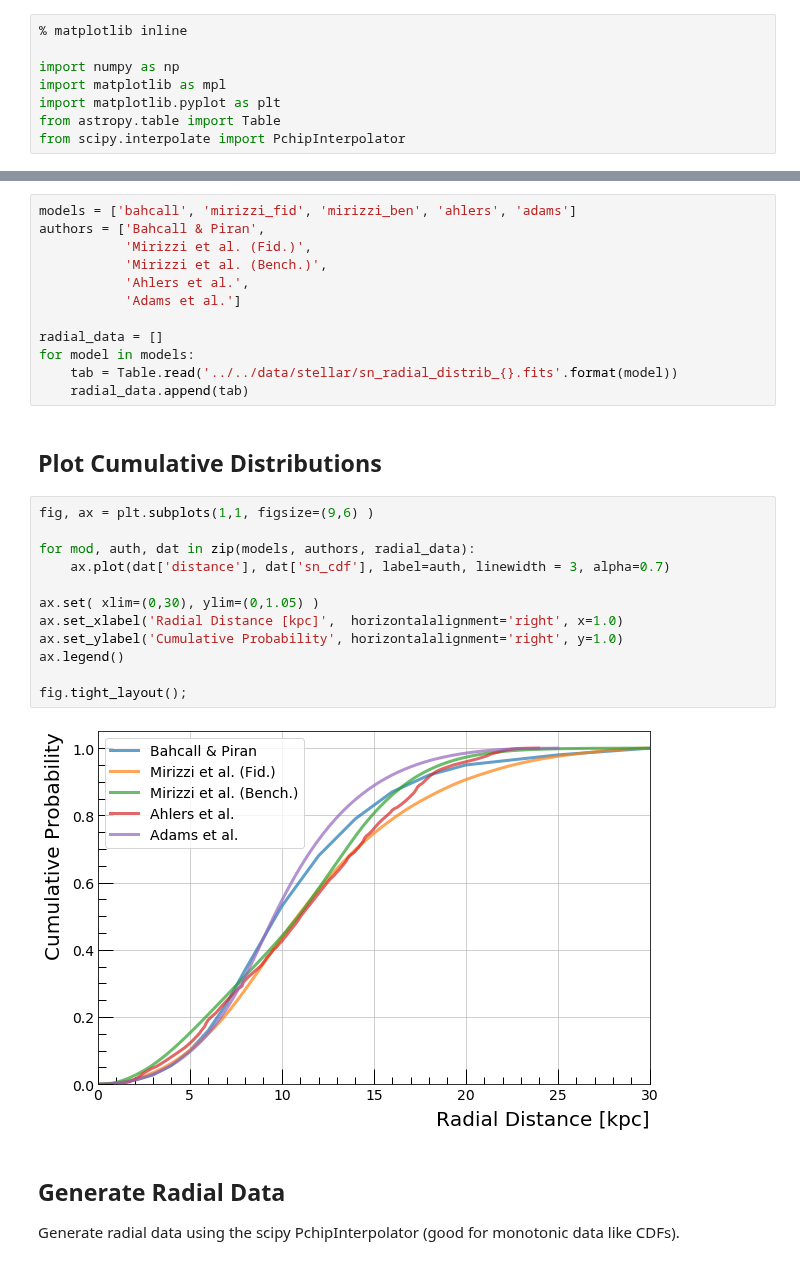
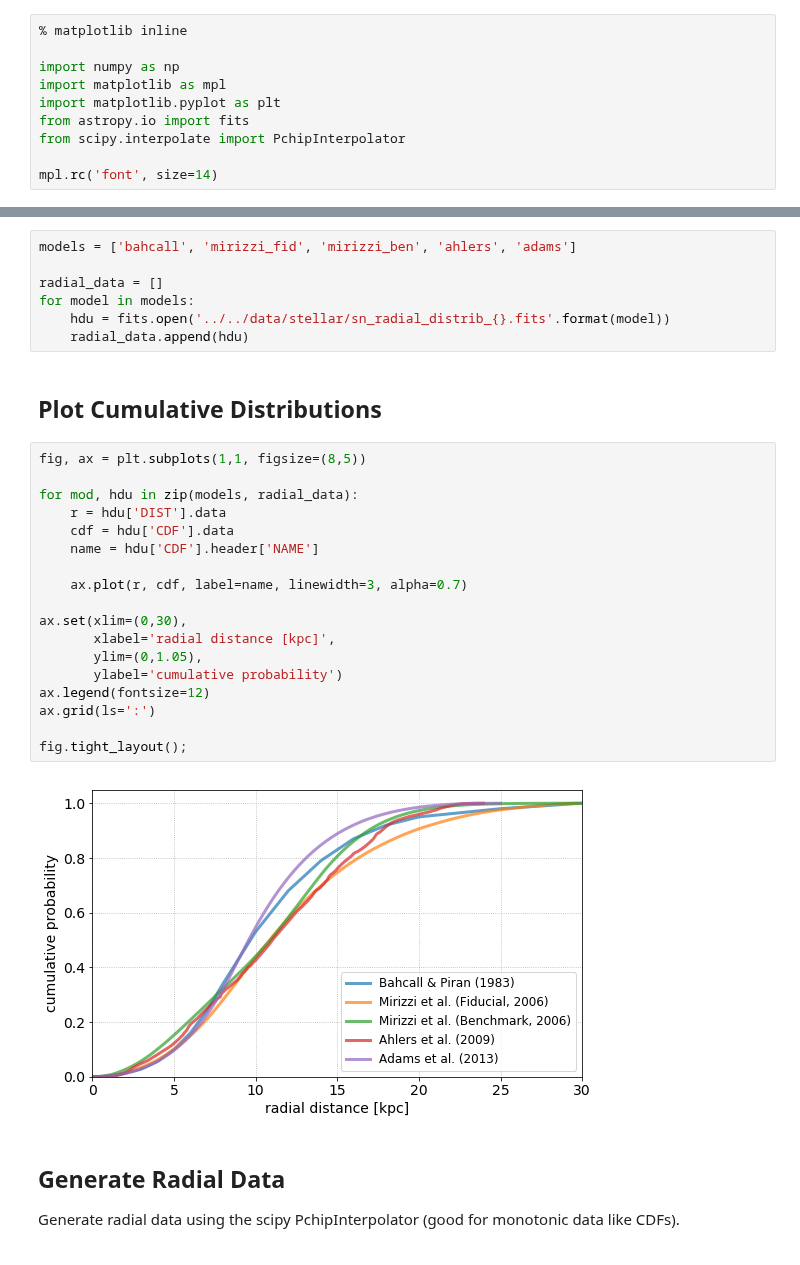
Before and after one commit to icecube/ASTERIA, a Jupyter notebook: docs/nb/stellar_distributions.ipynb, the cells around one changed output, grey strips where cells are left out. Drawn from its saved outputs; the diff is of its cells as text.

Commit message:
Use new FITS format.

```diff
--- a/docs/nb/stellar_distributions.ipynb
+++ b/docs/nb/stellar_distributions.ipynb
@@ -17,5 +17,7 @@ The data are stored as cumulative distributions, making it easy to randomly gene
 import numpy as np
 import matplotlib as mpl
 import matplotlib.pyplot as plt
-from astropy.table import Table
+from astropy.io import fits
 from scipy.interpolate import PchipInterpolator
+
+mpl.rc('font', size=14)
@@ -56,32 +25,33 @@ mpl.rc( 'legend', **legend_style )
 ## Read in CCSN Radial Distributions
 # %%
 models = ['bahcall', 'mirizzi_fid', 'mirizzi_ben', 'ahlers', 'adams']
-authors = ['Bahcall & Piran',
-           'Mirizzi et al. (Fid.)',
-           'Mirizzi et al. (Bench.)',
-           'Ahlers et al.',
-           'Adams et al.']
 
 radial_data = []
 for model in models:
-    tab = Table.read('../../data/stellar/sn_radial_distrib_{}.fits'.format(model))
-    radial_data.append(tab)
+    hdu = fits.open('../../data/stellar/sn_radial_distrib_{}.fits'.format(model))
+    radial_data.append(hdu)
 # %% [markdown]
 ## Plot Cumulative Distributions
 # %%
-fig, ax = plt.subplots(1,1, figsize=(9,6) )
+fig, ax = plt.subplots(1,1, figsize=(8,5))
 
-for mod, auth, dat in zip(models, authors, radial_data):
-    ax.plot(dat['distance'], dat['sn_cdf'], label=auth, linewidth = 3, alpha=0.7)
+for mod, hdu in zip(models, radial_data):
+    r = hdu['DIST'].data
+    cdf = hdu['CDF'].data
+    name = hdu['CDF'].header['NAME']
 
-ax.set( xlim=(0,30), ylim=(0,1.05) )
-ax.set_xlabel('Radial Distance [kpc]',  horizontalalignment='right', x=1.0)
-ax.set_ylabel('Cumulative Probability', horizontalalignment='right', y=1.0)
-ax.legend()
+    ax.plot(r, cdf, label=name, linewidth=3, alpha=0.7)
+
+ax.set(xlim=(0,30),
+       xlabel='radial distance [kpc]',
+       ylim=(0,1.05),
+       ylabel='cumulative probability')
+ax.legend(fontsize=12)
+ax.grid(ls=':')
 
 fig.tight_layout();
 # %% [output]
-[figure, old version]
+[figure, new version]
 # %% [markdown]
 ## Generate Radial Data
 
```
Also changed, not shown: parts of 4 cells of this notebook.
